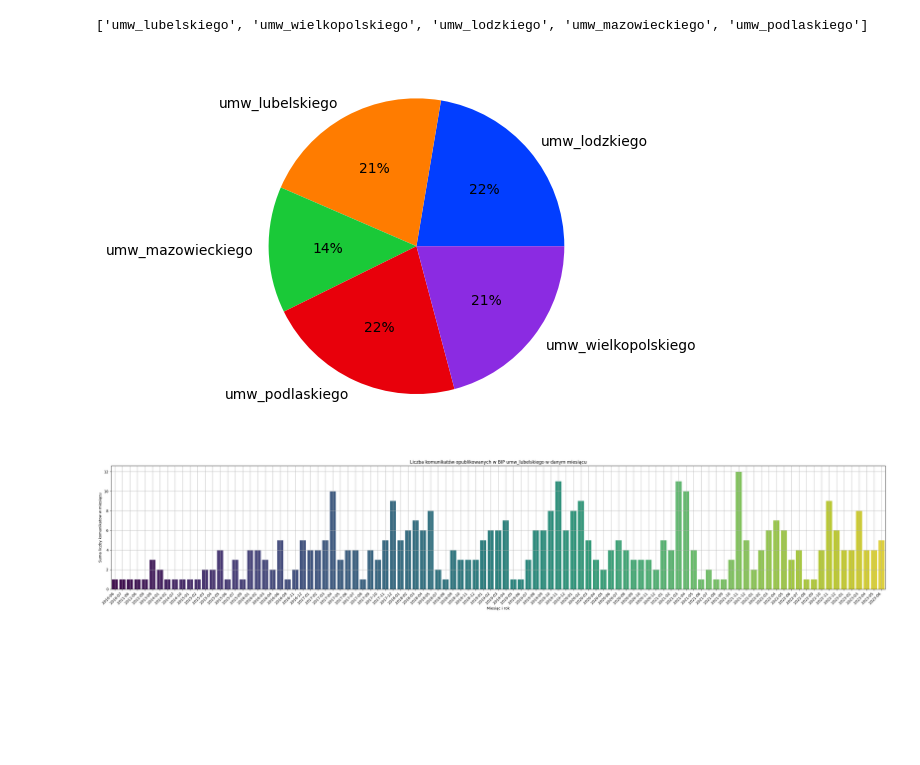
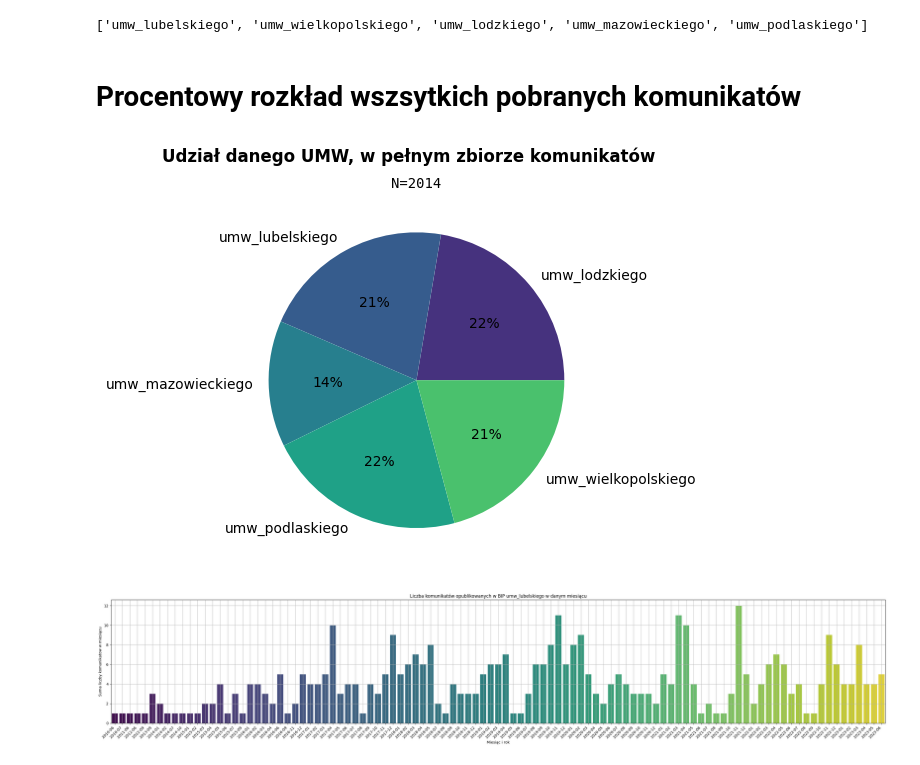
Before and after one commit to KacperSalak/urz_marsz_bip_scrapp, a Jupyter notebook: analytical/df_desc_visual.ipynb, the cells around one changed output. Saved outputs shown, nothing was run; the diff lists cells and outputs as text; code cells hidden in the pictures; blank space fills up the shorter version.

```diff
--- a/df_desc_visual.ipynb
+++ b/analytical/df_desc_visual.ipynb
@@ -79,17 +104,28 @@ def gen_column_plot(nazwa_umw):
     plt.tight_layout()
     plt.grid()
     plt.show()
+# %% [markdown]
+# Procentowy rozkład wszsytkich pobranych komunikatów
 # %%
 keys = df.umw.unique()
 data = [len(df[df.umw == key]) for key in keys]
 
-palette_color = sns.color_palette('bright')
+palette_color = sns.color_palette('viridis')
 
 plt.pie(data, labels=keys, colors=palette_color, autopct='%.0f%%')
 
+plt.title('N=2014',
+            fontsize='medium',
+            loc='center',
+            style='normal',
+            family='monospace')
+
+plt.suptitle(f'Udział danego UMW, w pełnym zbiorze komunikatów', fontsize='large', fontweight='bold')
 plt.show()
+
+plt.show()
 # %% [output]
-[figure, old version]
+[figure, new version]
 # %%
 nazwy_umw = suma_dla_miesiaca_i_roku.umw.unique().tolist()
 
```
Also changed, not shown: parts of 2 cells of this notebook, 2 other files.
